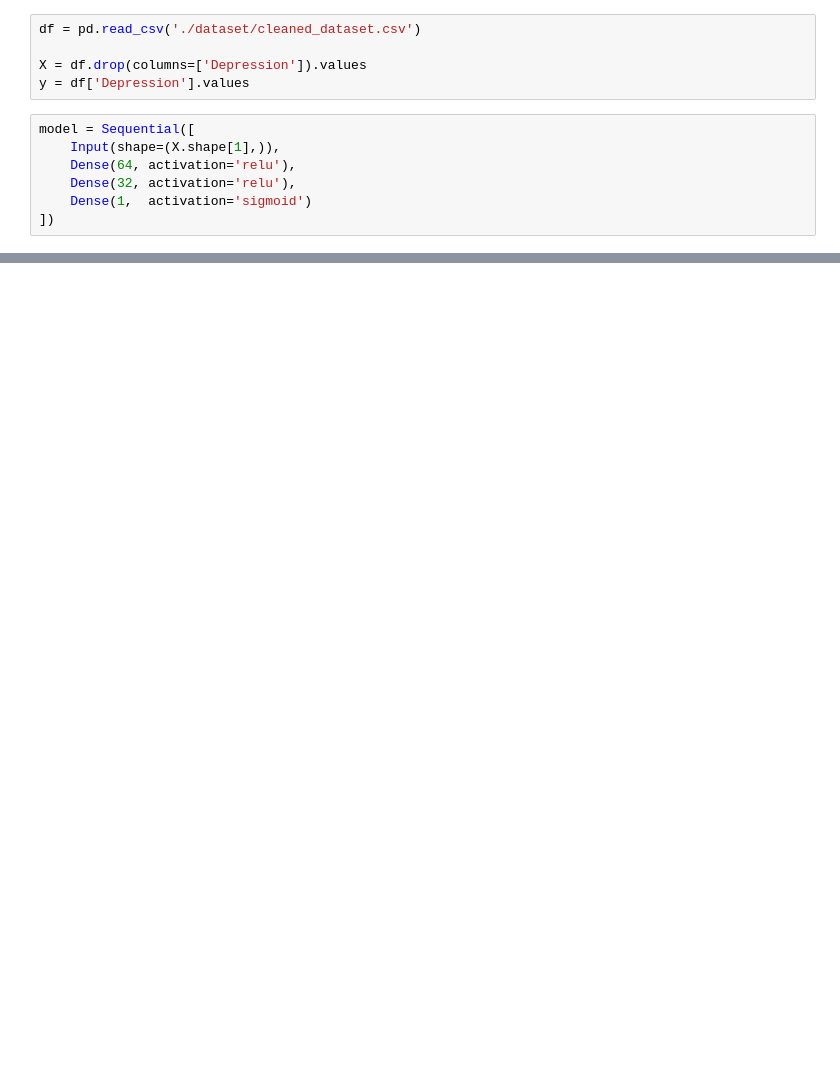
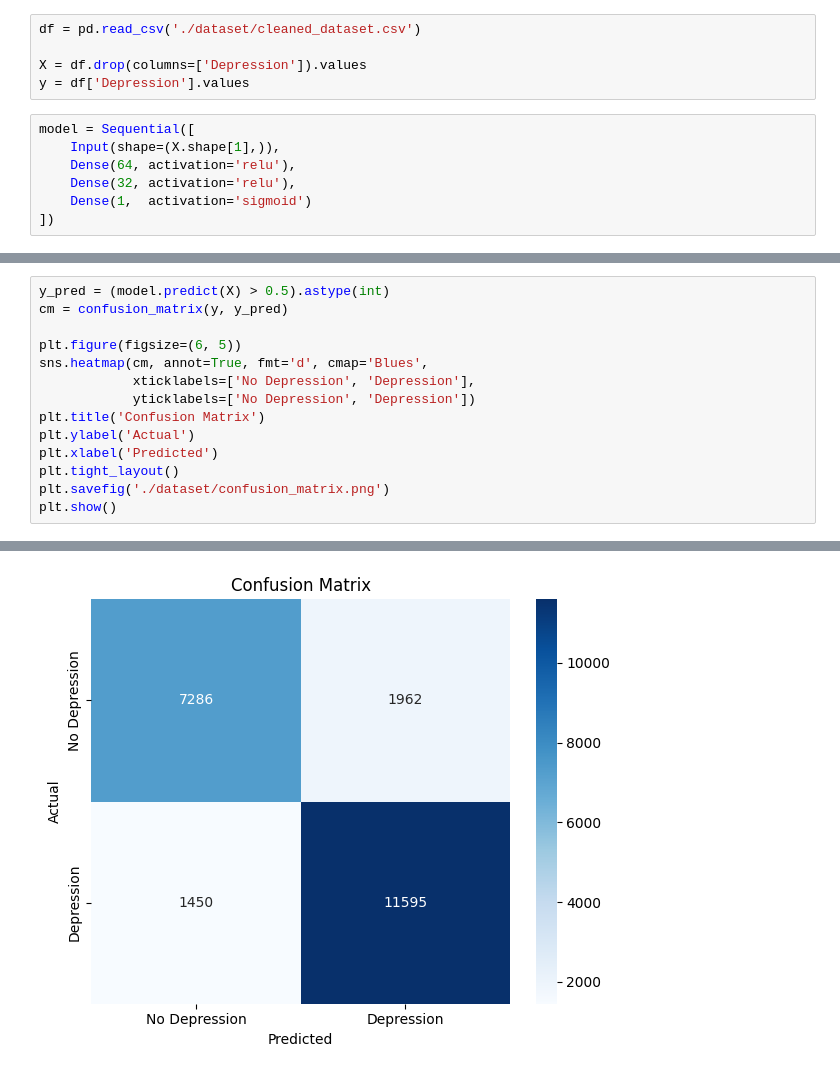
Before and after one commit to asdLuis/Depression-8-Ball, a Jupyter notebook: model.ipynb, the cells around one changed output, grey strips where cells are left out. Saved outputs shown, nothing was run; the diff lists cells and outputs as text; blank space fills up the shorter version.

```diff
--- a/model.ipynb
+++ b/model.ipynb
@@ -82,0 +111,15 @@ Recall:    0.8897
+# %%
+y_pred = (model.predict(X) > 0.5).astype(int)
+cm = confusion_matrix(y, y_pred)
+
+plt.figure(figsize=(6, 5))
+sns.heatmap(cm, annot=True, fmt='d', cmap='Blues',
+            xticklabels=['No Depression', 'Depression'],
+            yticklabels=['No Depression', 'Depression'])
+plt.title('Confusion Matrix')
+plt.ylabel('Actual')
+plt.xlabel('Predicted')
+plt.tight_layout()
+plt.savefig('./dataset/confusion_matrix.png')
+plt.show()
+# %% [output]
@@ -82,0 +127 @@ Recall:    0.8897
+[figure, added]
```
Also changed, not shown: parts of 8 cells of this notebook, 2 other files.
